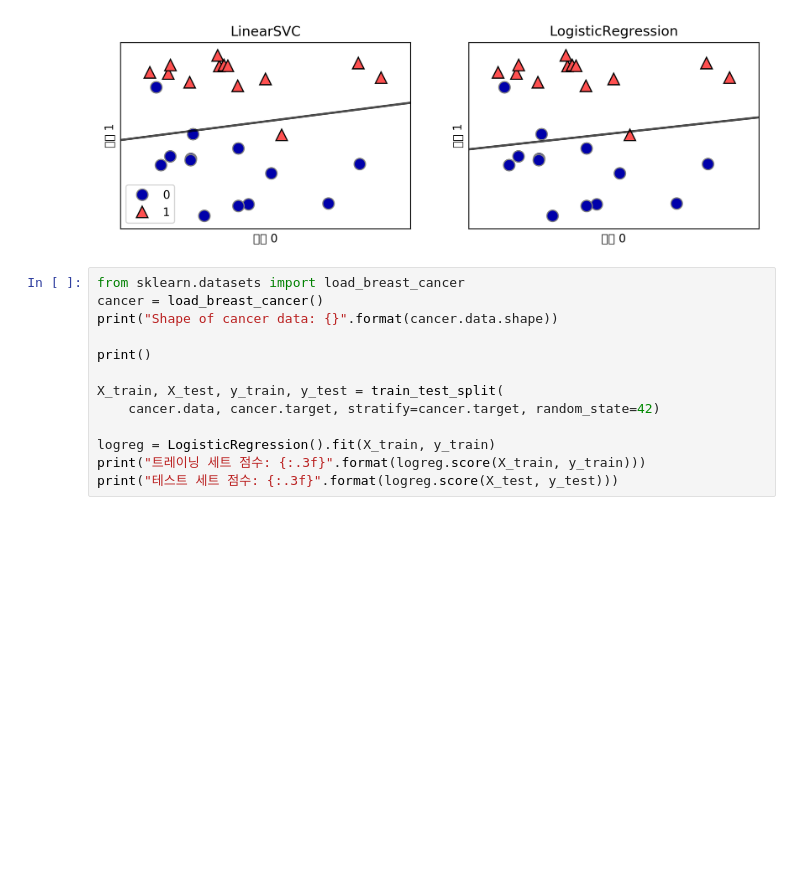
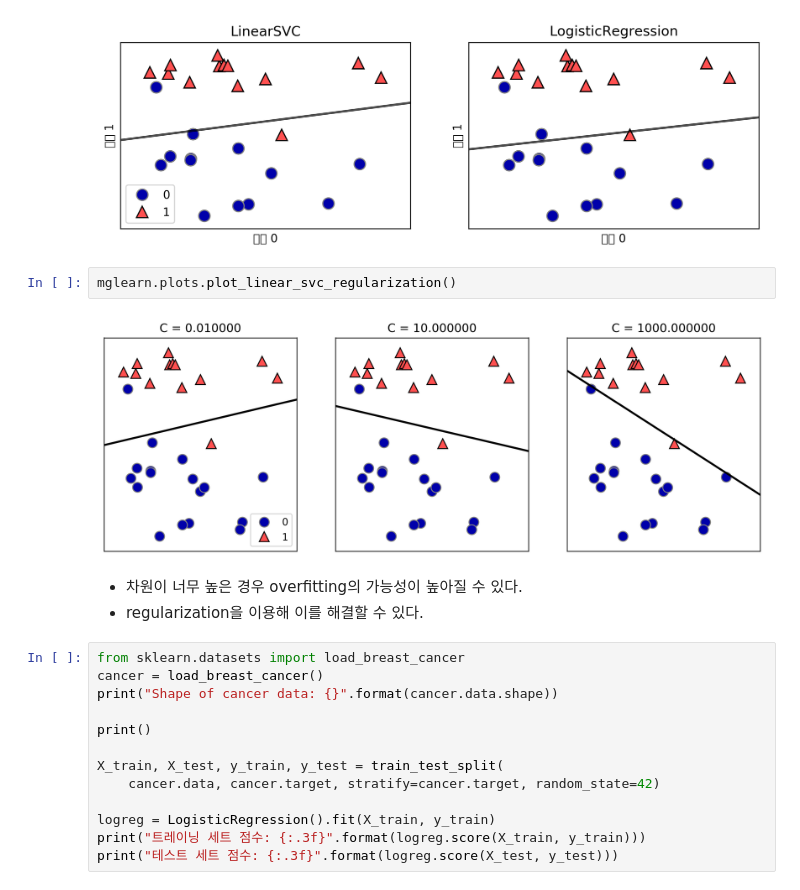
Before and after one commit to LeeEuiHyeok/data_science_2018, a Jupyter notebook: Chapter02/2.3.3.ipynb, the cells around one changed output. Saved outputs shown, nothing was run; the diff lists cells and outputs as text; blank space fills up the shorter version.

```diff
--- a/Chapter02/2.3.3.ipynb
+++ b/Chapter02/2.3.3.ipynb
@@ -180,6 +190,13 @@ axes[0].legend()
 # %% [output]
 <matplotlib.legend.Legend at 0x...>
 [figure]
+# %%
+mglearn.plots.plot_linear_svc_regularization()
+# %% [output]
+[figure, added]
+# %% [markdown]
+- 차원이 너무 높은 경우 overfitting의 가능성이 높아질 수 있다.
+ - regularization을 이용해 이를 해결할 수 있다.
 # %%
 from sklearn.datasets import load_breast_cancer
 cancer = load_breast_cancer()
```
Also changed, not shown: parts of 7 cells of this notebook, 7 other files.
